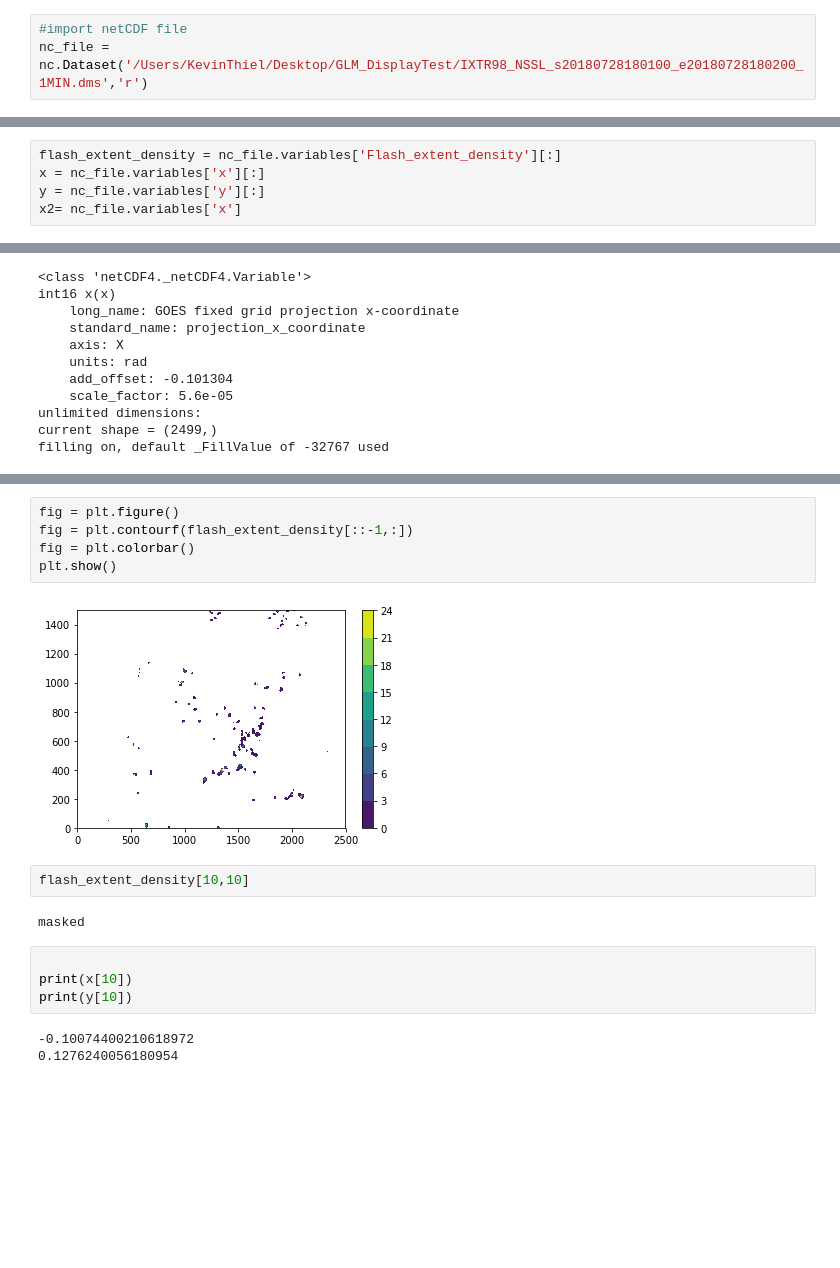
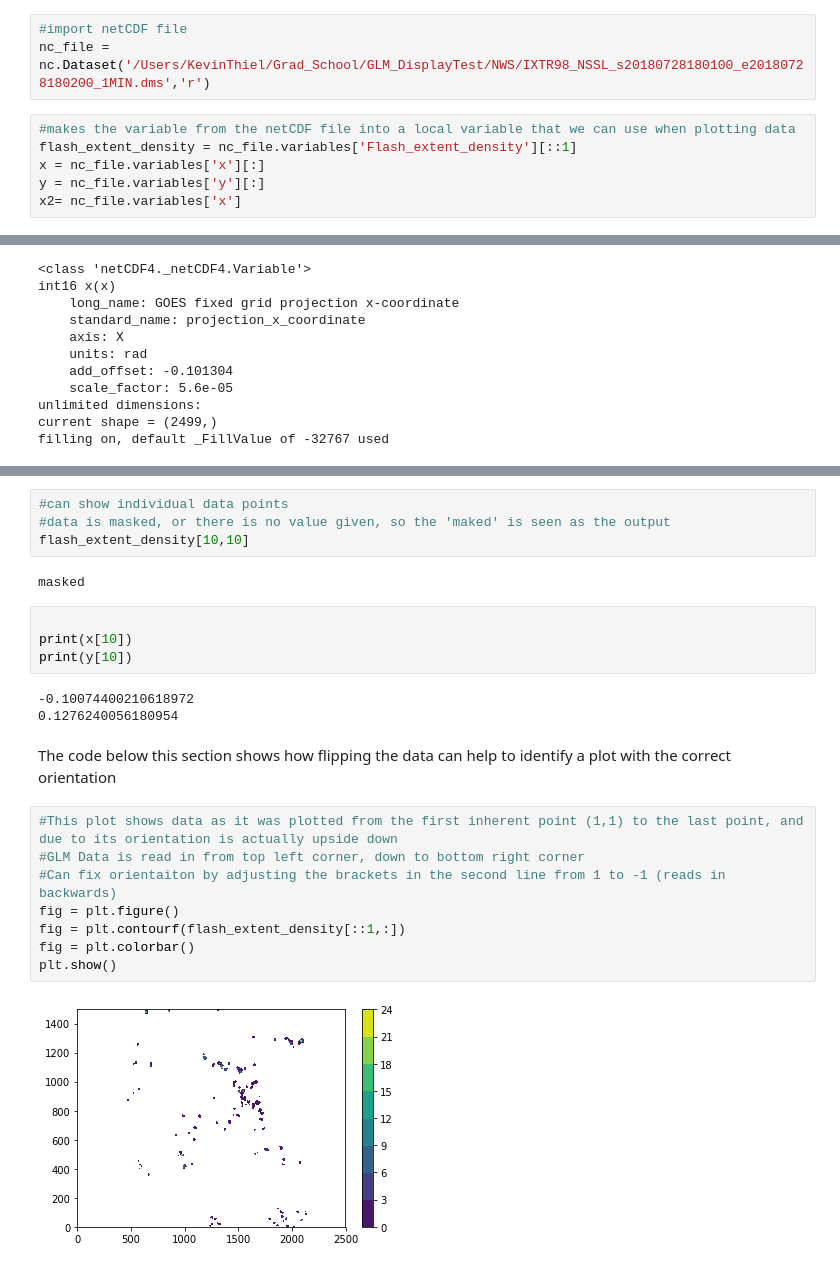
Before and after one commit to thielwx/GLM_Import, a Jupyter notebook: GLM_Import.ipynb, the cells around one changed output, grey strips where cells are left out. Cells and saved outputs as stored; diff of their text form; blank space fills up the shorter version.

```diff
--- a/GLM_Import.ipynb
+++ b/GLM_Import.ipynb
@@ -9,5 +11,11 @@ import cartopy.feature as cfeature
 import cartopy.mpl as cmpl
 # %%
 #import netCDF file
-nc_file = nc.Dataset('/Users/KevinThiel/Desktop/GLM_DisplayTest/IXTR98_NSSL_s20180728180100_e20180728180200_1MIN.dms','r')
+nc_file = nc.Dataset('/Users/KevinThiel/Grad_School/GLM_DisplayTest/NWS/IXTR98_NSSL_s20180728180100_e20180728180200_1MIN.dms','r')
+# %%
+#makes the variable from the netCDF file into a local variable that we can use when plotting data
+flash_extent_density = nc_file.variables['Flash_extent_density'][::1]
+x = nc_file.variables['x'][:]
+y = nc_file.variables['y'][:]
+x2= nc_file.variables['x']
 # %%
@@ -80,5 +46,0 @@ filling on, default _FillValue of -2147483647 used
-# %%
-flash_extent_density = nc_file.variables['Flash_extent_density'][:]
-x = nc_file.variables['x'][:]
-y = nc_file.variables['y'][:]
-x2= nc_file.variables['x']
@@ -111,14 +114,9 @@ NameError: name 'x1' is not defined
-# %%
-fig = plt.figure()
-fig = plt.contourf(flash_extent_density[::-1,:])
-fig = plt.colorbar()
-plt.show()
-# %% [output]
-[figure, removed]
-# %%
-flash_extent_density[10,10]
-# %% [output]
-masked
+# %%
+#can show individual data points
+#data is masked, or there is no value given, so the 'maked' is seen as the output
+flash_extent_density[10,10]
+# %% [output]
+masked
 # %%
 
 print(x[10])
@@ -126,3 +124,15 @@ print(y[10])
 # %% [output]
 -0.10074400210618972
 0.1276240056180954
+# %% [markdown]
+The code below this section shows how flipping the data can help to identify a plot with the correct orientation
+# %%
+#This plot shows data as it was plotted from the first inherent point (1,1) to the last point, and due to its orientation is actually upside down
+#GLM Data is read in from top left corner, down to bottom right corner
+#Can fix orientaiton by adjusting the brackets in the second line from 1 to -1 (reads in backwards)
+fig = plt.figure()
+fig = plt.contourf(flash_extent_density[::1,:])
+fig = plt.colorbar()
+plt.show()
+# %% [output]
+[figure, added]
```
Also changed, not shown: parts of 18 cells of this notebook.
